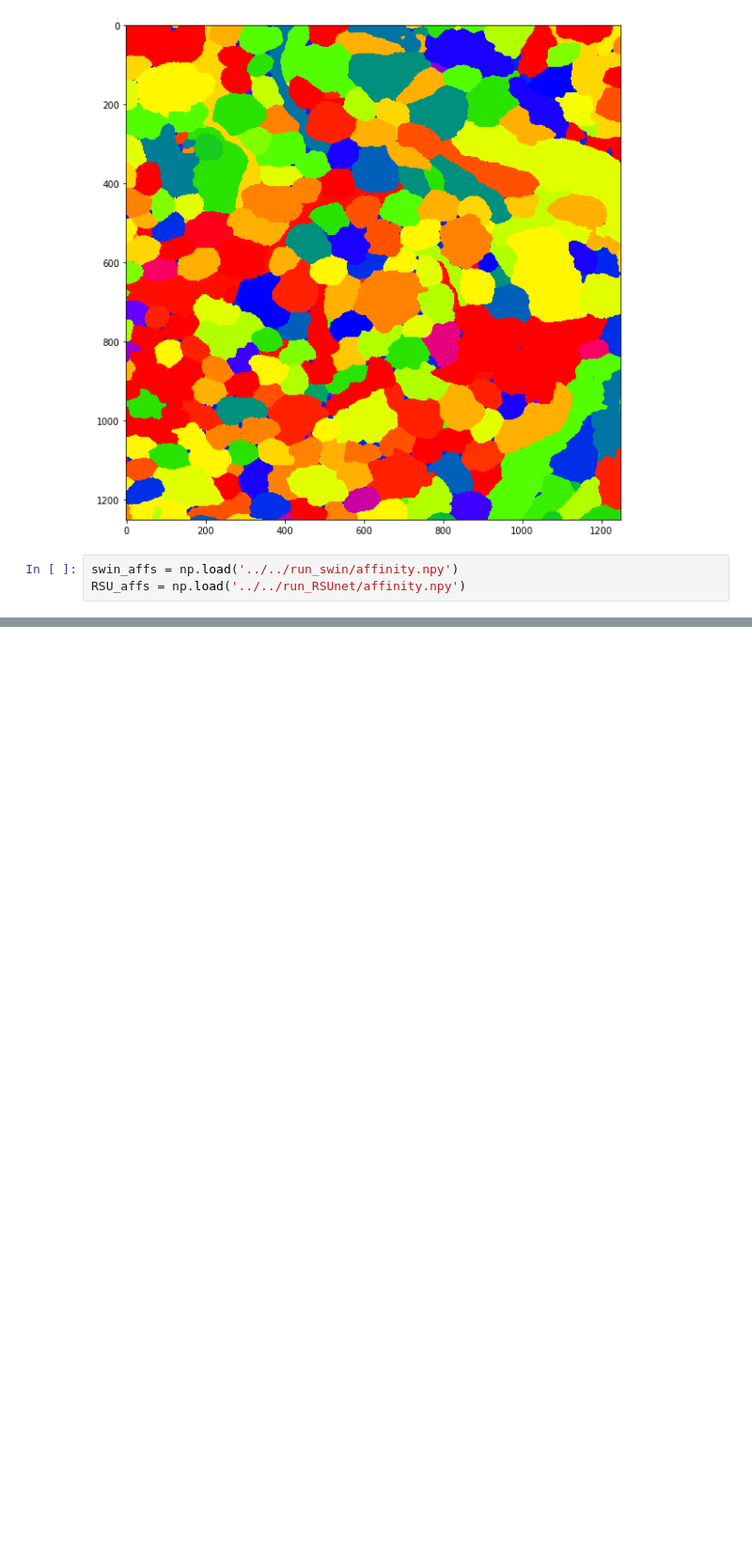
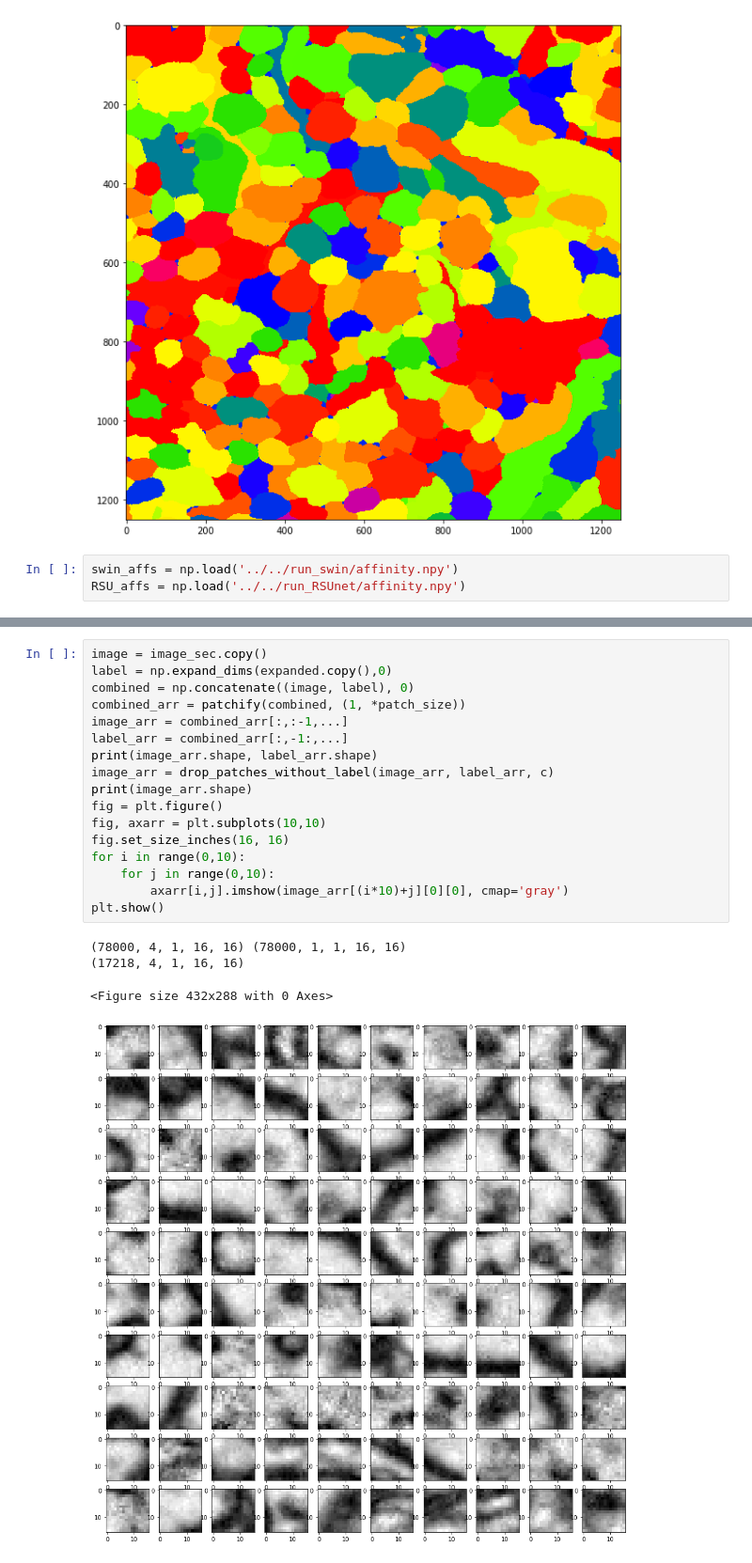
Before and after one commit to image-infomatics/neutorch, a Jupyter notebook: neutorch/notebooks/affinity_2_seg.ipynb, the cells around one changed output, grey strips where cells are left out. Shown at 94% size. Drawn from its saved outputs; the diff is of its cells as text; blank space fills up the shorter version.

```diff
--- a/neutorch/notebooks/affinity_2_seg.ipynb
+++ b/neutorch/notebooks/affinity_2_seg.ipynb
@@ -280,0 +373,22 @@ def remap_labels(x ,start=0,end=255):
+# %%
+image = image_sec.copy()
+label = np.expand_dims(expanded.copy(),0)
+combined = np.concatenate((image, label), 0)
+combined_arr = patchify(combined, (1, *patch_size))
+image_arr = combined_arr[:,:-1,...]
+label_arr = combined_arr[:,-1:,...]
+print(image_arr.shape, label_arr.shape)
+image_arr = drop_patches_without_label(image_arr, label_arr, c)
+print(image_arr.shape)
+fig = plt.figure()
+fig, axarr = plt.subplots(10,10)
+fig.set_size_inches(16, 16)
+for i in range(0,10):
+    for j in range(0,10):
+        axarr[i,j].imshow(image_arr[(i*10)+j][0][0], cmap='gray')
+plt.show()
+# %% [output]
+(78000, 4, 1, 16, 16) (78000, 1, 1, 16, 16)
+(17218, 4, 1, 16, 16)
+<Figure size 432x288 with 0 Axes>
+[figure, added]
```
Also changed, not shown: parts of 15 cells of this notebook, 6 other files.
